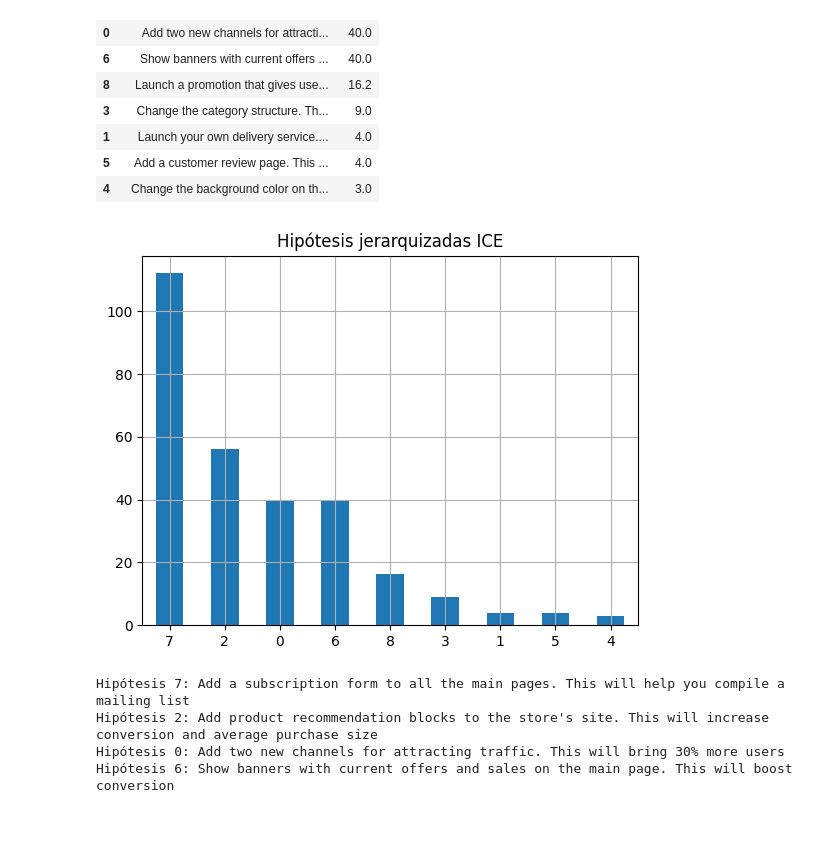
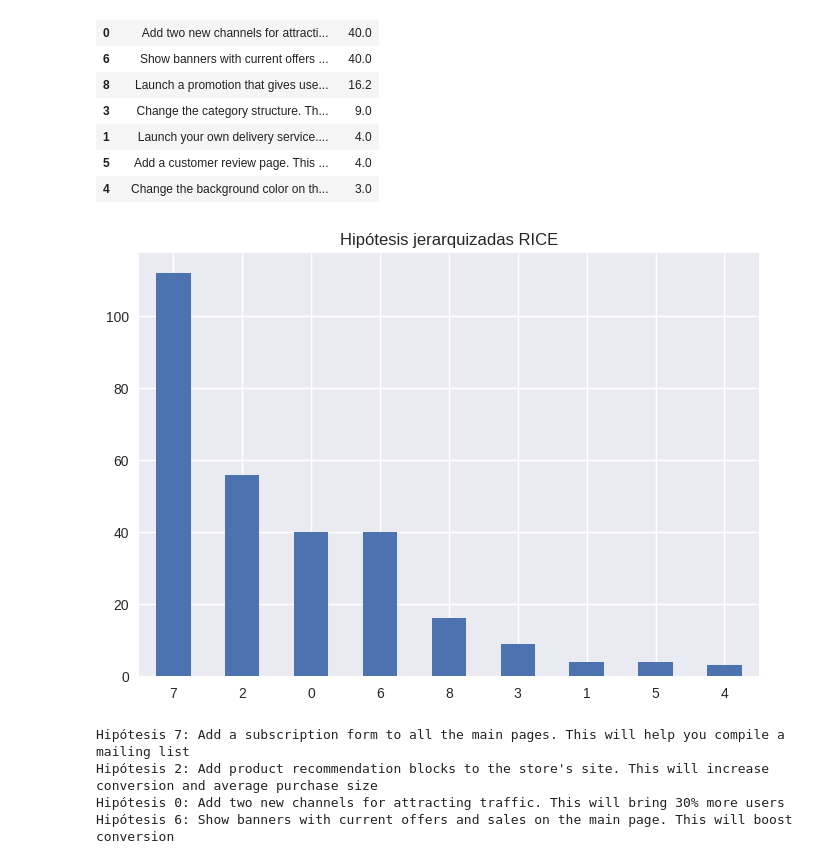
Before and after one commit to BastianLQ/Test-A-B-marketing, a Jupyter notebook: Notebook.ipynb, the cells around one changed output. Cells and saved outputs as stored; diff of their text form; code cells hidden in the pictures; blank space fills up the shorter version.

```diff
--- a/Notebook.ipynb
+++ b/Notebook.ipynb
@@ -82,3 +85,5 @@ import math as mt
 import datetime as dt
 # %% [markdown]
 Se importan exitosamente todas las librerias necesarias.
+# %%
+plt.style.use('seaborn')
@@ -227,9 +234,9 @@ rice
 | 5 | Add a customer review page. This ... | 4.0 |
 | 4 | Change the background color on th... | 3.0 |
 # %%
-rice.plot(kind='bar', legend=False, rot=0, grid=True, title='Hipótesis jerarquizadas ICE');
+rice.plot(kind='bar', legend=False, rot=0, grid=True, title='Hipótesis jerarquizadas RICE');
 # %% [output]
-[figure, old version]
+[figure, new version]
 # %%
 print('Hipótesis 7:', rice.loc[7, 'Hypothesis'])
 print('Hipótesis 2:', rice.loc[2, 'Hypothesis'])
```
Also changed, not shown: parts of 12 cells of this notebook.
